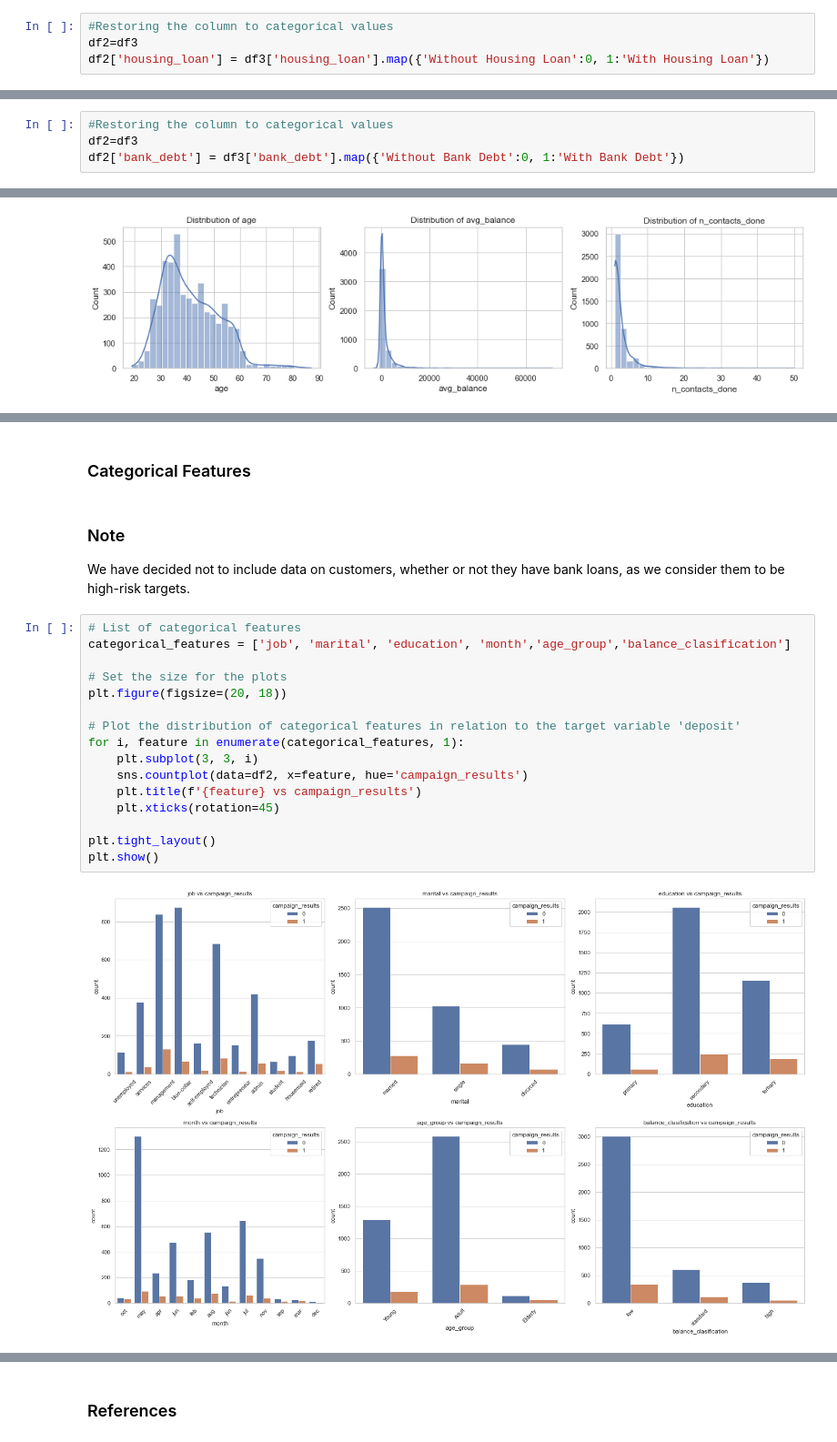
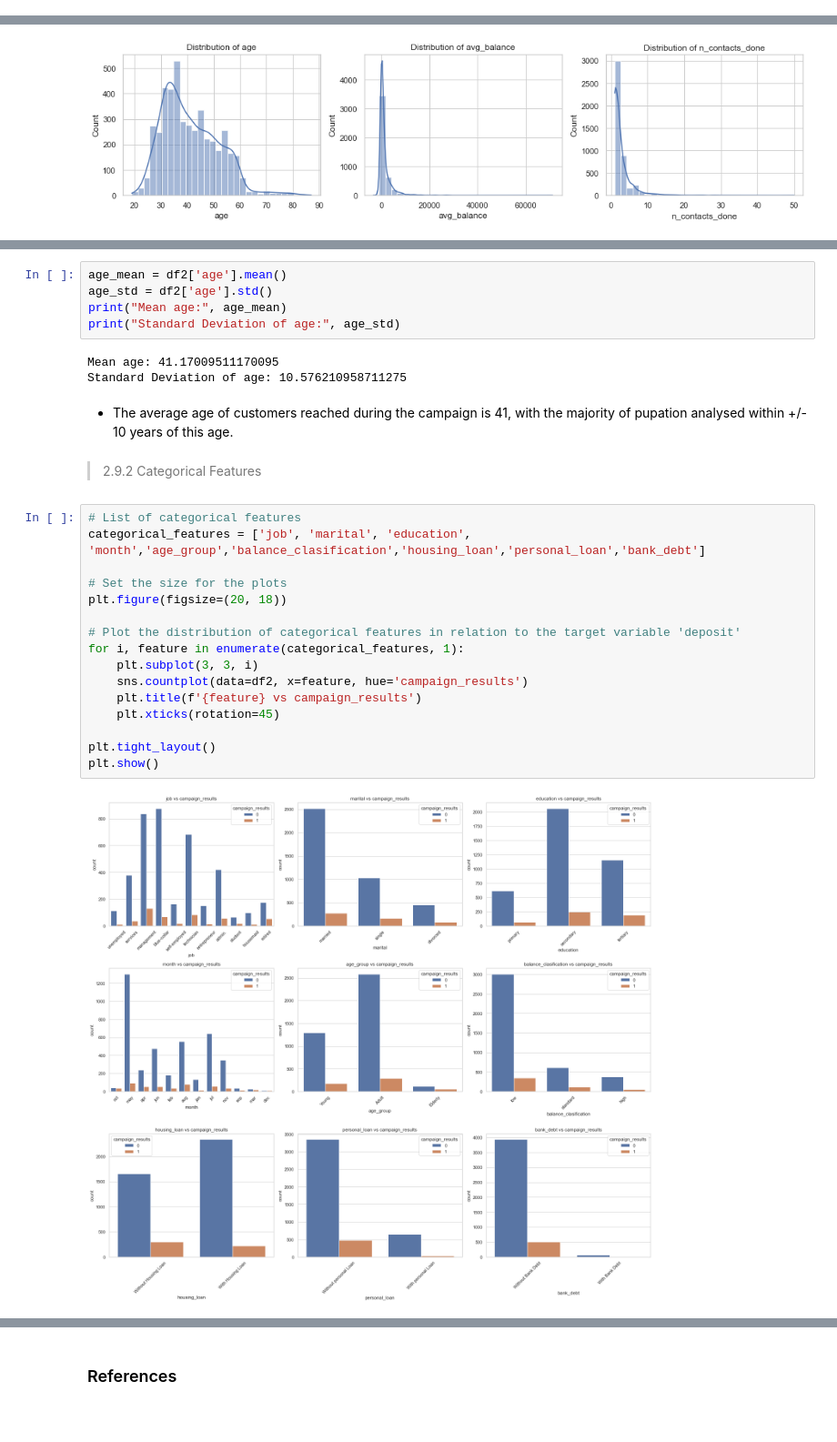
Before and after one commit to EduardoJMatosRomero/StatTechsCA1, a Jupyter notebook: Hdip_Eduardo_Julian_Matos_Romero_2023.ipynb, the cells around one changed output, grey strips where cells are left out. Shown at 91% size. Drawn from its saved outputs; the diff is of its cells as text; blank space fills up the shorter version.

Commit message:
Update Hdip_Eduardo_Julian_Matos_Romero_2023.ipynb
Data Analysis - 7 commit

```diff
--- a/Hdip_Eduardo_Julian_Matos_Romero_2023.ipynb
+++ b/Hdip_Eduardo_Julian_Matos_Romero_2023.ipynb
@@ -1160,7 +1176,3 @@ subtable
 |  | housing_loan | Frequency | relative_frequencies |
 | 0 | With Housing Loan | 2559 | 0.566025 |
 | 1 | Without Housing Loan | 1962 | 0.433975 |
-# %%
-#Restoring the column to categorical values
-df2=df3
-df2['housing_loan'] = df3['housing_loan'].map({'Without Housing Loan':0, 1:'With Housing Loan'})
@@ -1362,4 +1289,0 @@ subtable
-# %%
-#Restoring the column to categorical values
-df2=df3
-df2['bank_debt'] = df3['bank_debt'].map({'Without Bank Debt':0, 1:'With Bank Debt'})
@@ -1420,23 +1446,30 @@ plt.show()
+# %%
+age_mean = df2['age'].mean()
+age_std = df2['age'].std()
+print("Mean age:", age_mean)
+print("Standard Deviation of age:", age_std)
+# %% [output]
+Mean age: 41.17009511170095
+Standard Deviation of age: 10.576210958711275
+# %% [markdown]
+- The average age of customers reached during the campaign is 41, with the majority of pupation analysed within +/- 10 years of this age.
 # %% [markdown]
-### Categorical Features
+> 2.9.2 Categorical Features
-# %% [markdown]
-### Note
-We have decided not to include data on customers, whether or not they have bank loans, as we consider them to be high-risk targets.
 # %%
 # List of categorical features
-categorical_features = ['job', 'marital', 'education', 'month','age_group','balance_clasification']
+categorical_features = ['job', 'marital', 'education', 'month','age_group','balance_clasification','housing_loan','personal_loan','bank_debt']
 
 # Set the size for the plots
 plt.figure(figsize=(20, 18))
 
 # Plot the distribution of categorical features in relation to the target variable 'deposit'
 for i, feature in enumerate(categorical_features, 1):
     plt.subplot(3, 3, i)
     sns.countplot(data=df2, x=feature, hue='campaign_results')
     plt.title(f'{feature} vs campaign_results')
     plt.xticks(rotation=45)
 
 plt.tight_layout()
 plt.show()
 # %% [output]
-[figure, old version]
+[figure, new version]
```
Also changed, not shown: parts of 119 cells of this notebook.
